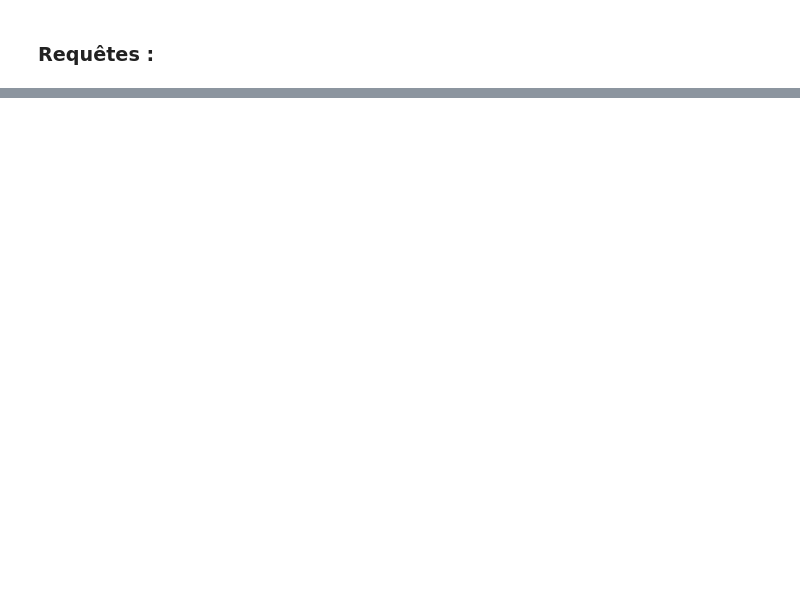
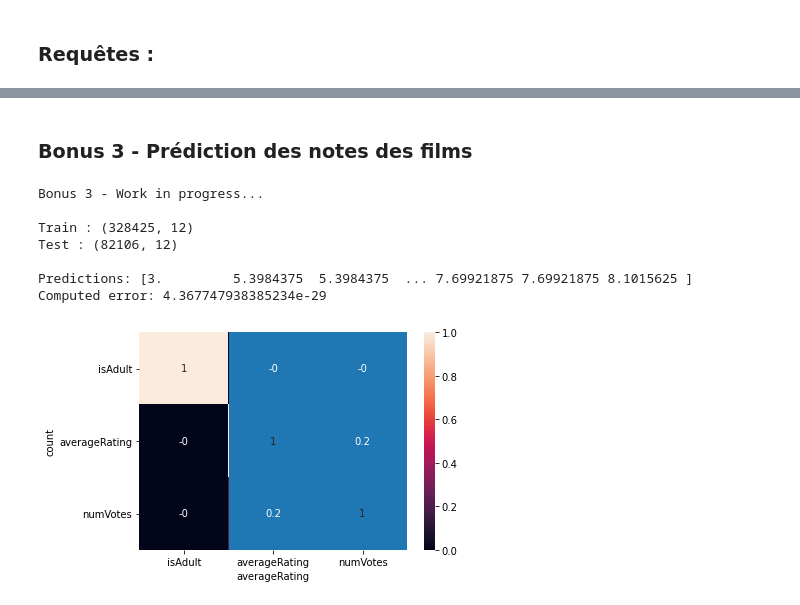
Before and after one commit to Orkaelle/Intermovie, a Jupyter notebook: Intermovie.ipynb, the cells around one changed output, grey strips where cells are left out. Saved outputs shown, nothing was run; the diff lists cells and outputs as text; code cells hidden in the pictures; blank space fills up the shorter version.

Commit message:
[MERGE] Bonus 3

```diff
--- a/Intermovie.ipynb
+++ b/Intermovie.ipynb
@@ -76,2 +74,15 @@ CSV file "04_ratings_by_actor" saved in the results folder.
+# %% [markdown]
+### Bonus 3 - Prédiction des notes des films
+# %%
+fct.prediction(basics, ratings, akas, actors, principals)
+# %% [output]
+Bonus 3 - Work in progress...
+
+Train : (328425, 12)
+Test : (82106, 12)
+
+Predictions: [3.         5.3984375  5.3984375  ... 7.69921875 7.69921875 8.1015625 ]
+Computed error: 4.367747938385234e-29
+[figure, added]
 # %%
 end = datetime.datetime.now()
```
Also changed, not shown: parts of 8 cells of this notebook, 1 other file.
